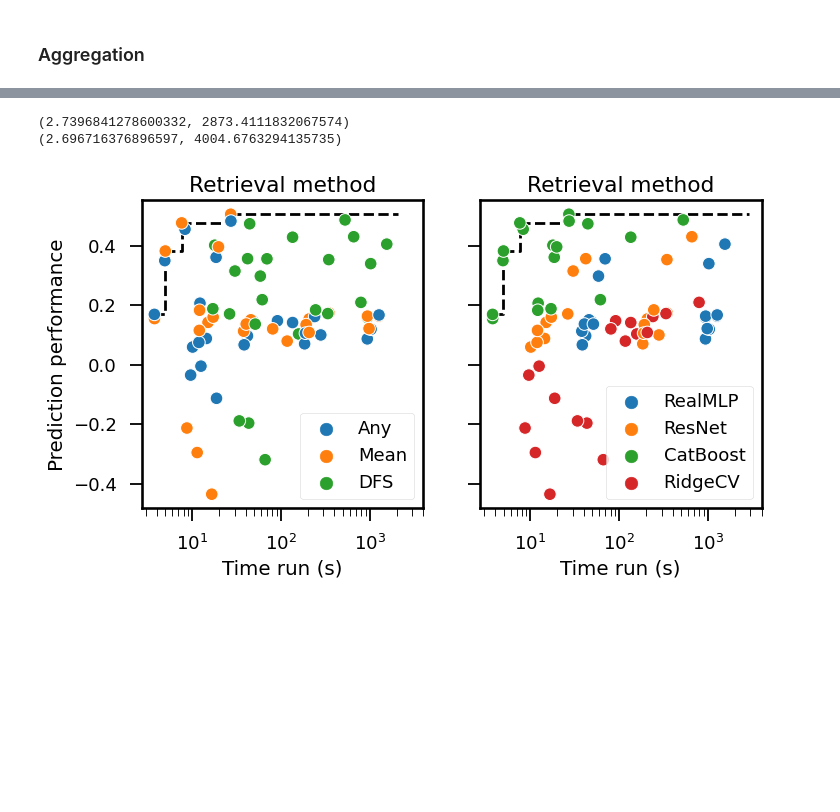
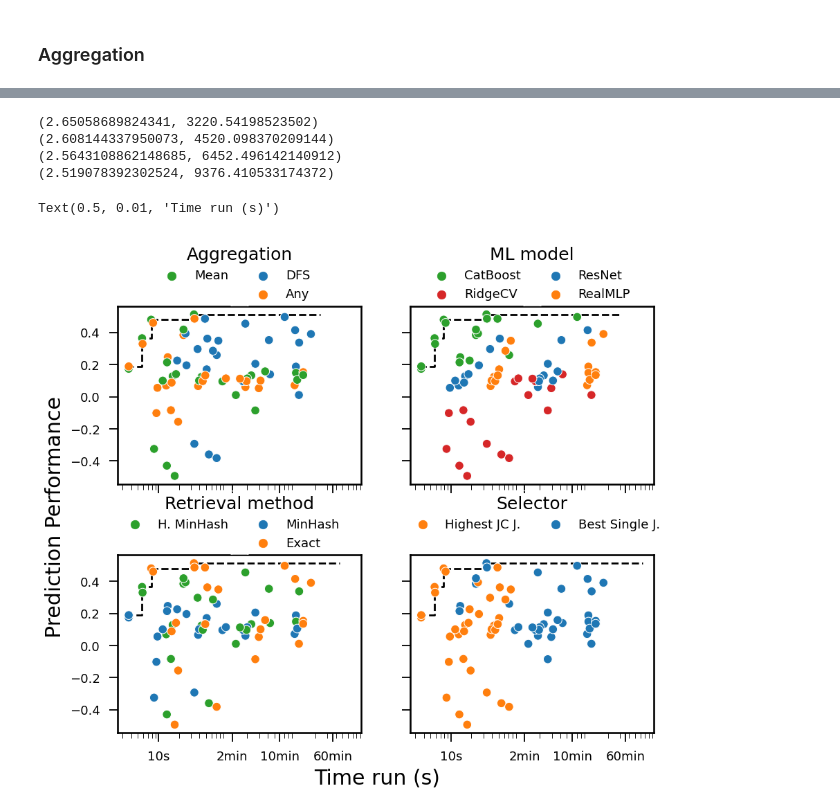
Before and after one commit to rcap107/retrieve-merge-predict, a Jupyter notebook: notebooks/Additional plots.ipynb, the cells around one changed output, grey strips where cells are left out. Drawn from its saved outputs; the diff is of its cells as text; code cells hidden in the pictures; blank space fills up the shorter version.

```diff
--- a/notebooks/Additional plots.ipynb
+++ b/notebooks/Additional plots.ipynb
@@ -426,4 +212,13 @@ df = df.with_columns(
 # %%
+
+df = pl.read_parquet("results/temp_results_aggregation.parquet")
+df = df.with_columns(
+    pl.when(pl.col("prediction_metric") < -1)
+    .then(-1)
+    .otherwise(pl.col("prediction_metric"))
+    .alias("y")
+).filter(pl.col("estimator") != "nojoin")
+
 keys = ["jd_method", "estimator", "aggregation", "chosen_model"]
 exp_keys = ["base_table", "target_dl"]
 names = df.unique(keys).select(keys).sort(keys).with_row_index("model")
@@ -432,6 +227,13 @@ experiments = (
     df.unique(exp_keys).select(exp_keys).sort(exp_keys).with_row_index("experiment")
 )
 df = df.join(experiments, on=exp_keys, how="left")
+
+res = df.group_by(keys).agg(
+    pl.mean("y"),
+    pl.mean("time_run"),
+    pl.mean("peak_fit"),
+)
+data = res.to_pandas()
 # %%
 df_ = (
     df.join(
@@ -444,7 +246,7 @@ df_ = (
     .filter(pl.col("estimator") != "nojoin")
 )
 
-res = df_.group_by(keys).agg(
+res = df.group_by(keys).agg(
     pl.mean("total_time"),
     pl.mean("y"),
     pl.mean("time_run"),
@@ -476,54 +258,73 @@ shape: (72, 9)
 # %%
-fig, axs = plt.subplots(1, 2, squeeze=True, sharey=True, sharex=True, figsize=(8, 4))
+fig, axs = plt.subplots(2, 2, squeeze=True, sharey=True, sharex=True, figsize=(10, 8), gridspec_kw={"hspace":.4} )
 
-axs[0].set_xscale("log")
-axs[0].set_ylabel("Prediction performance")
+# axs[0].set_xscale("log")
+# axs[0].set_ylabel("Prediction performance")
 
 variable = "time_run"
 x = res[variable]
 y = res["y"]
 
 
-groups = ["aggregation", "chosen_model"]
-for idx_, ax in enumerate(axs):
+groups = ["aggregation", "chosen_model", "jd_method", "estimator"]
+for pl_id in range(4):
+    ax = axs[pl_id//2][pl_id%2]
+    ax.set_xscale("log")
+    idx_ = pl_id
     xs = np.array(x)
     ys = np.array(y)
     perm = np.argsort(xs)
     xs = xs[perm]
     ys = ys[perm]
     sns.scatterplot(
         data=res.to_pandas(),
         x=variable,
         y="y",
         hue=groups[idx_],
         ax=ax,
-        palette=palettes[idx],
+        palette="tab10",
         # hue_order=hue_order[idx],
     )
 
     xs_pareto = [xs[0], xs[0]]
     ys_pareto = [ys[0], ys[0]]
     for i in range(1, len(xs)):
         if ys[i] > ys_pareto[-1]:
             xs_pareto.append(xs[i])
             ys_pareto.append(ys_pareto[-1])
             xs_pareto.append(xs[i])
             ys_pareto.append(ys[i])
     xs_pareto.append(ax.get_xlim()[1])
     ys_pareto.append(ys_pareto[-1])
 
     ax.plot(xs_pareto, ys_pareto, "--", color="k", linewidth=2, zorder=0.8)
+    ax.set_ylabel("")
+    ax.set_xlabel("")
 
     print(ax.get_xlim())
-    ax.set_title(titles[idx])
     h, l = ax.get_legend_handles_labels()
+    l = [constants.LABEL_MAPPING[groups[pl_id]][_] for _ in l]
+
     ax.legend(
         h,
-        [constants.LABEL_MAPPING[groups[idx_]][_] for _ in l],
-        title=None,
+        l,
+        loc="upper center",
+        bbox_to_anchor=(0.5, 1.4),
+        title=constants.LABEL_MAPPING["variables"][groups[pl_id]],
+        ncols= 2,
+        mode="expand",
+        edgecolor="white",
+        # columnspacing=50
     )
-    ax.set_xlabel("Time run (s)")
+    ax.xaxis.set_major_formatter(major_time_formatter)
+    ax.xaxis.set_major_locator(major_time_locator)
+
+fig.supylabel("Prediction Performance")
+fig.supxlabel("Time run (s)")
 # %% [output]
-(2.7396841278600332, 2873.4111832067574)
-(2.696716376896597, 4004.6763294135735)
+(2.65058689824341, 3220.54198523502)
+(2.608144337950073, 4520.098370209144)
+(2.5643108862148685, 6452.496142140912)
+(2.519078392302524, 9376.410533174372)
+Text(0.5, 0.01, 'Time run (s)')
-[figure, old version]
+[figure, new version]
```
Also changed, not shown: parts of 23 cells of this notebook.
